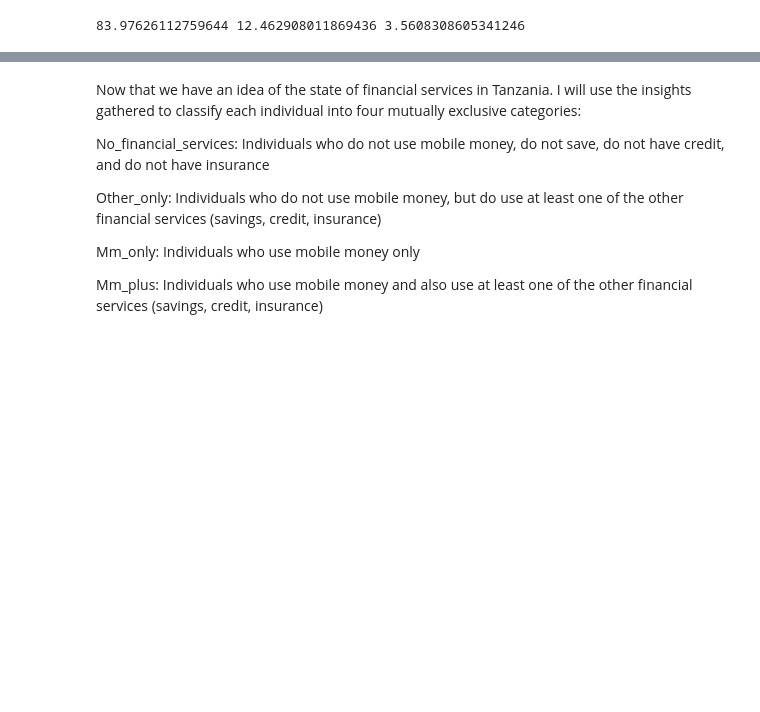
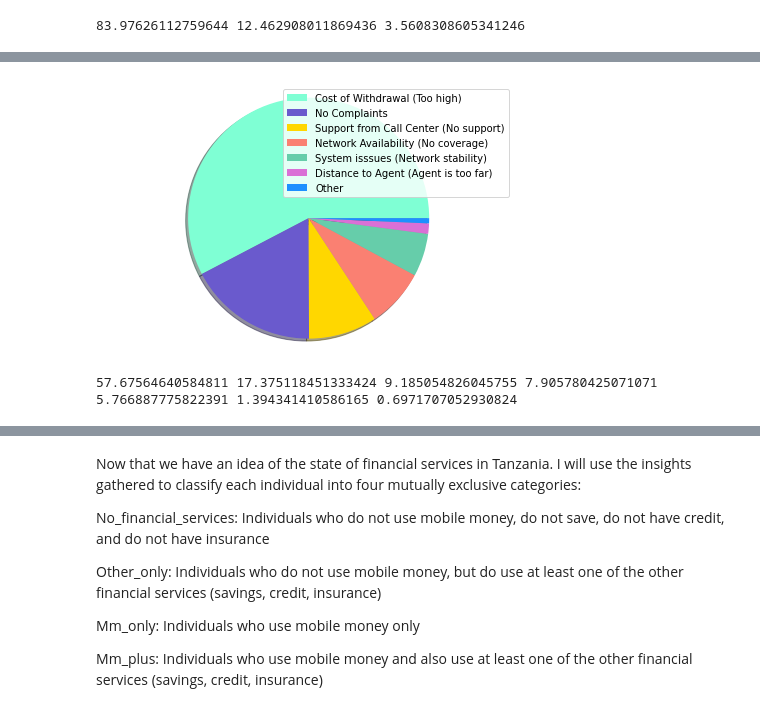
Before and after one commit to masterford/ExploratoryDataAnalysis, a Jupyter notebook: 545_final_project.ipynb, the cells around one changed output, grey strips where cells are left out. Drawn from its saved outputs; the diff is of its cells as text; code cells hidden in the pictures; blank space fills up the shorter version.

```diff
--- a/545_final_project.ipynb
+++ b/545_final_project.ipynb
@@ -315,3 +315,11 @@ print(commercial_bank, umoja_switch_ATM, community_bank_atm)
 # %% [output]
 [figure]
 83.97626112759644 12.462908011869436 3.5608308605341246
+# %%
+
+tigo_df = pandasql.sqldf('select region, district, ward, tigo_pesa_most_common_complaint, from tanzania_map_momo_agents_df Where provider_tigo_pesa = "Yes"', globals())
+tigo_complaints_df = pandasql.sqldf('select tigo_pesa_most_common_complaint, COUNT(tigo_pesa_most_common_complaint) AS total from tanzania_map_momo_agents_df Where provider_tigo_pesa = "Yes" GROUP BY tigo_pesa_most_common_complaint ORDER BY total desc LIMIT 7', globals())
+airtel_complaints_df = pandasql.sqldf('select airtel_cash_most_common_complaint, COUNT(airtel_cash_most_common_complaint) AS total from tanzania_map_momo_agents_df Where provider_airtel_cash = "Yes" GROUP BY airtel_cash_most_common_complaint ORDER BY total desc LIMIT 7', globals())
+mpesa_complaints_df = pandasql.sqldf('select m_pesa_most_common_complaint, COUNT(m_pesa_most_common_complaint) AS total from tanzania_map_momo_agents_df Where provider_m_pesa = "Yes" GROUP BY m_pesa_most_common_complaint ORDER BY total desc LIMIT 7', globals())
+
+tanzania_map_momo_agents_df.head(3)
@@ -317,0 +343,26 @@ print(commercial_bank, umoja_switch_ATM, community_bank_atm)
+# %%
+#plot TIGO complaints
+labels = tigo_complaints_df['tigo_pesa_most_common_complaint'].tolist()
+sizes = tigo_complaints_df['total'].tolist()
+colors = ['aquamarine','slateblue','gold','salmon','mediumaquamarine','orchid','dodgerblue']
+patches, texts = plt.pie(sizes, colors=colors, shadow=True, startangle=0)
+plt.legend(patches, labels, loc="best")
+plt.axis('equal')
+plt.tight_layout()
+plt.show()
+
+#Get statistics
+sizes.sort
+total = sum(sizes)
+withdrawal_cost = (sizes[0]/total) * 100
+no_complaints = (sizes[1]/total) * 100
+support_from_call_center = (sizes[2] / total) *100
+network_availability = (sizes[3] / total) * 100
+system_issues = (sizes[4] / total) * 100
+agent_distance = (sizes[5] / total) * 100
+other = (sizes[6] / total) * 100
+
+print(withdrawal_cost, no_complaints, support_from_call_center, network_availability, system_issues, agent_distance, other)
+# %% [output]
+[figure, added]
+57.67564640584811 17.375118451333424 9.185054826045755 7.905780425071071 5.766887775822391 1.394341410586165 0.6971707052930824
```
Also changed, not shown: parts of 11 cells of this notebook.
